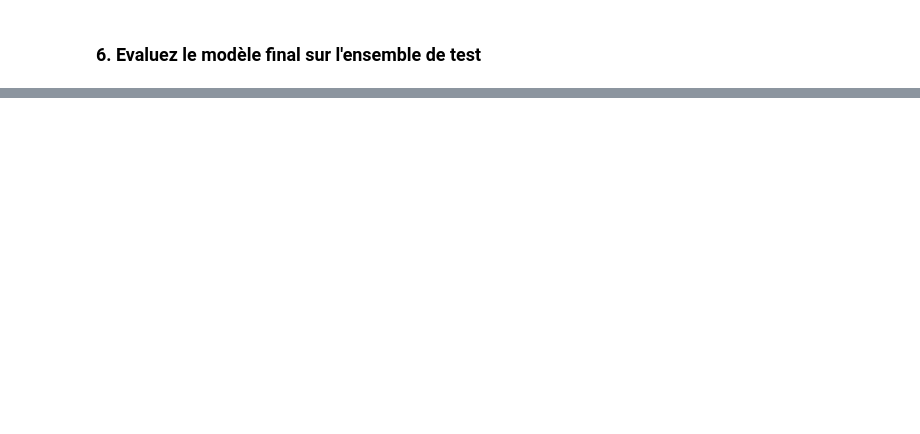
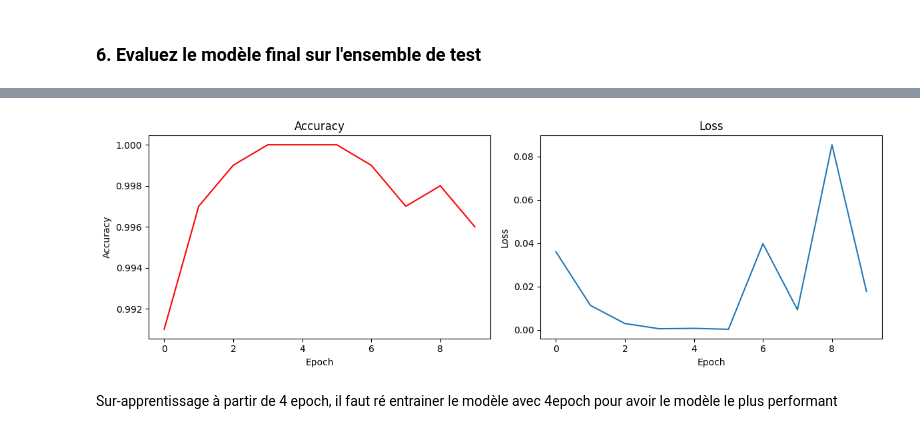
Before and after one commit to Angel0503/DeepLearning, a Jupyter notebook: TransferLearning/TP5_transfert_learning.ipynb, the cells around one changed output, grey strips where cells are left out. Drawn from its saved outputs; the diff is of its cells as text; code cells hidden in the pictures; blank space fills up the shorter version.

```diff
--- a/TransferLearning/TP5_transfert_learning.ipynb
+++ b/TransferLearning/TP5_transfert_learning.ipynb
@@ -131,2 +231,4 @@ Décongelez les poids des deux dernières couches de convolution de ResNet50, pu
 # %% [markdown]
 ### 6. Evaluez le modèle final sur l'ensemble de test
+# %%
+results_3 = new_model.fit(X_test, y_test, epochs=10, verbose=1)
@@ -132,0 +256,21 @@ Décongelez les poids des deux dernières couches de convolution de ResNet50, pu
+# %%
+fig, axs = plt.subplots(1, 2, figsize=(12, 4))
+
+# Accuracy
+axs[0].plot(results_3.history['accuracy'], c='r')
+axs[0].set_title('Accuracy')
+axs[0].set_xlabel('Epoch')
+axs[0].set_ylabel('Accuracy')
+
+# Loss
+axs[1].plot(results_3.history['loss'])
+axs[1].set_title('Loss')
+axs[1].set_xlabel('Epoch')
+axs[1].set_ylabel('Loss')
+
+plt.tight_layout()
+plt.show()
+# %% [output]
+[figure, added]
+# %% [markdown]
+Sur-apprentissage à partir de 4 epoch, il faut ré entrainer le modèle avec 4epoch pour avoir le modèle le plus performant
```
Also changed, not shown: parts of 15 cells of this notebook.
